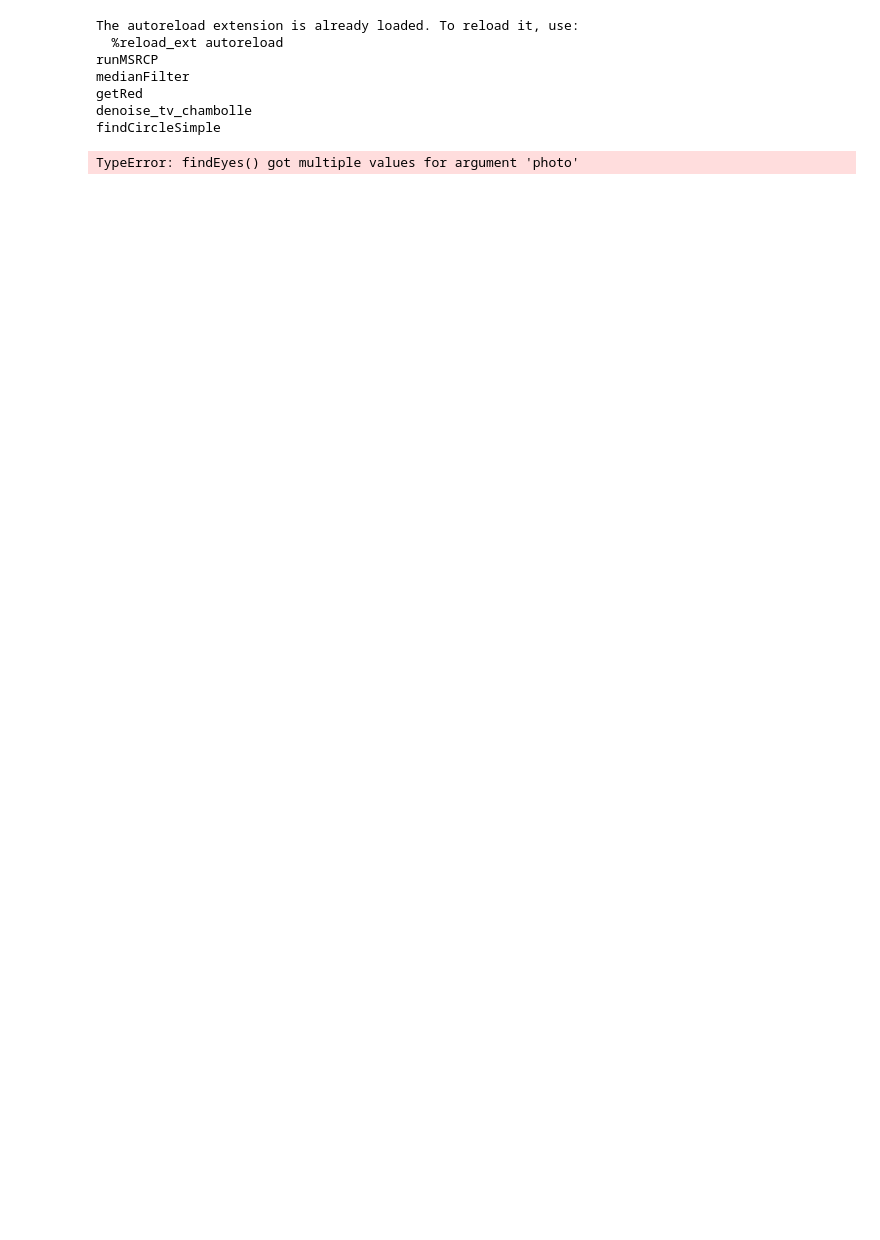
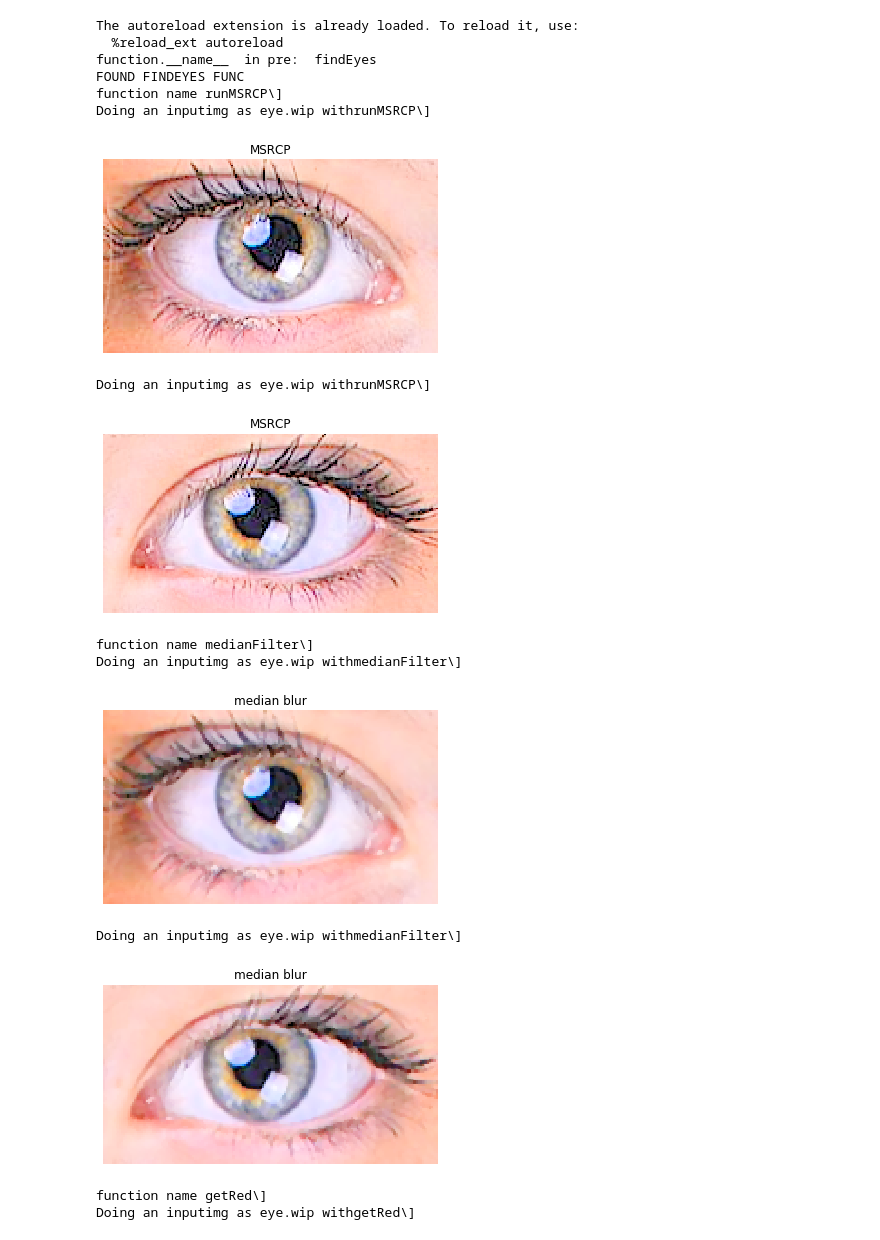
Before and after one commit to nielsr2/P3-G306, a Jupyter notebook: STRUCTURE/NOTEBOOKS/NielsIrisWork.ipynb, the cells around one changed output. Cells and saved outputs as stored; diff of their text form; code cells hidden in the pictures; blank space fills up the shorter version.

Commit message:
niels commit

```diff
--- a/STRUCTURE/NOTEBOOKS/NielsIrisWork.ipynb
+++ b/STRUCTURE/NOTEBOOKS/NielsIrisWork.ipynb
@@ -14,12 +14,14 @@ from M3 import m3Mask as m3Mask
 from M3 import m3HoughCircle as m3HoughCircle
 from M3 import m3MedianFilter, m3Denoising, retinexRunnable, m3Contrast
 from M3 import m3Niels as m3Niels
+from M3 import m3Class
 
 # sys.path.append('../M3')
 
 # **********************************************************************
 # exampe of input
-'''
+
+'''2
 fArray = {function1: {"inputImg": "ignorethis", "param1": "blalbal1"},
           function2: {"inputImg": "ignorethis", "param2": "blalbal2"}}
 '''
@@ -57,42 +59,56 @@ fArray = {
          m3Face.findEyes: {"photo": "ignorethis", "show": True},
          retinexRunnable.runMSRCP: {"inputImg": "ignorethis", "show": True},
          m3MedianFilter.medianFilter: {"inputImg": "ignore", "show": True},
          m3F.getRed: {"inputImg": "ignorethis", "show": True},
          #m3Contrast.contrast: {"inputImg": "ignore", "show": False},
          m3tv.denoise_tv_chambolle: {"inputImg": "ignorethis", "weight": 0.1,"eps": 0.0002,"n_iter_max": 200, "multichannel": True, "show": False},
          m3HoughCircle.findCircleSimple: {"eye": "ignorethis", "show": True},
          m3Mask.makeCircularOutline: {"photo": "ignorethis", "show": True},
          m3Mask.fullImgEyeOutline: {"photo": "ignorethis", "show": True}
          #m3Batch.makeComparison: {"faceArray": "ignoreThis", "fileName": "nielzsimpleplusmalte3"}
          }
 
 fArray = {
          retinexRunnable.runMSRCP: {"inputImg": "ignorethis", "show": True},
          m3MedianFilter.medianFilter: {"inputImg": "ignore", "show": True},
          m3F.getRed: {"inputImg": "ignorethis", "show": True},
          #m3Contrast.contrast: {"inputImg": "ignore", "show": False},
          m3tv.denoise_tv_chambolle: {"inputImg": "ignorethis", "weight": 0.1,"eps": 0.0002,"n_iter_max": 200, "multichannel": True, "show": False},
          m3HoughCircle.findCircleSimple: {"eye": "ignorethis", "show": True},
          #m3Batch.makeComparison: {"faceArray": "ignoreThis", "fileName": "nielzsimpleplusmalte3"}
          }
 
-finishF = {
-    m3Niels.generateComparison: {"comparison": "ignore", "show": True},
-    m3Niels.exportToFolder: {"folderName": "yersniesltesting"}
+postFunctions = {
+    m3Niels.test: {"parent": "Eye", "fileName": "wip"},
+   # m3Niels.generateComparison: {"fileName": "jajajajcompari"},
 }
 
-prefunctions = {
-     m3Face.findEyes: {"photo": "ignorethis", "show": True}
+preFunctions = {
+     m3Face.findEyes: {"show": True}
+       # m3Niels.fakeEyes: {} # pc boys u use dis, ( but then u can't use generateComparison)
 }
 
 
-m3Niels.photoBatch("PICTURES/Eyes/Eyes_set1/", fArray, debug=False, preArray=prefunctions, postArray=finishF)
+m3Niels.photoBatch("PICTURES/InputPictures/single/", fArray, debug=True, preArray=preFunctions, postArray=postFunctions)
+#m3Niels.photoBatch("PICTURES/Eyes/Eyes_set1/", fArray, debug=True, preArray=preFunctions, postArray=postFunctions)
+#m3Niels.photoBatch("PICTURES/InputPictures/xsingle/", fArray, debug=True, preArray=preFunctions, postArray=postFunctions)
+
+#PICTURES/InputPictures/Set1
+#PICTURES/Eyes/Eyes_set1/
 # %% [output]
 The autoreload extension is already loaded. To reload it, use:
   %reload_ext autoreload
-runMSRCP
-medianFilter
-getRed
-denoise_tv_chambolle
-findCircleSimple
+function.__name__  in pre:  findEyes
+FOUND FINDEYES FUNC
+function name runMSRCP\]
+Doing an inputimg as eye.wip withrunMSRCP\]
+[figure, added]
-TypeError: findEyes() got multiple values for argument 'photo'
+Doing an inputimg as eye.wip withrunMSRCP\]
+[figure, added]
+function name medianFilter\]
+Doing an inputimg as eye.wip withmedianFilter\]
+[figure, added]
+Doing an inputimg as eye.wip withmedianFilter\]
+[figure, added]
+function name getRed\]
+Doing an inputimg as eye.wip withgetRed\]
```
Also changed, not shown: parts of 1 cell of this notebook, 3 other files.
